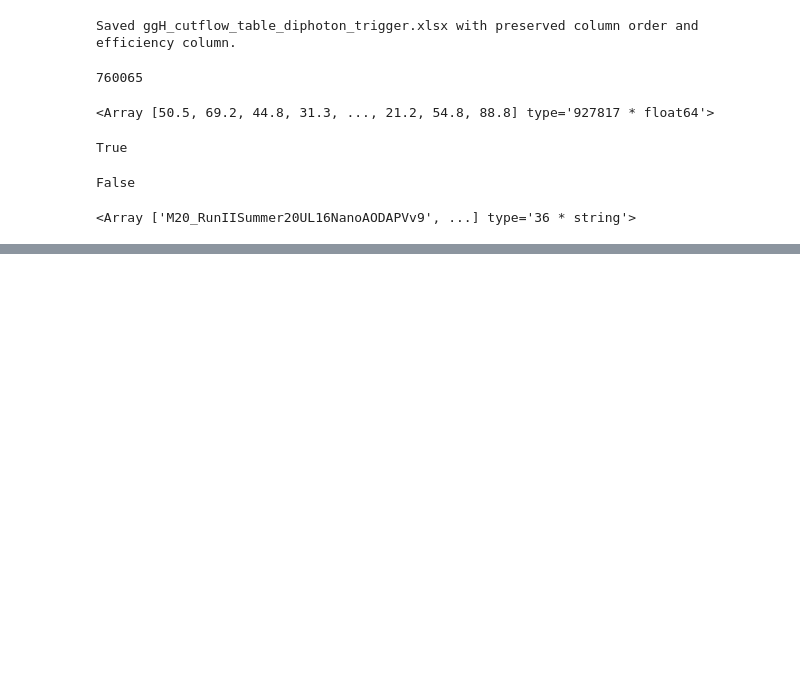
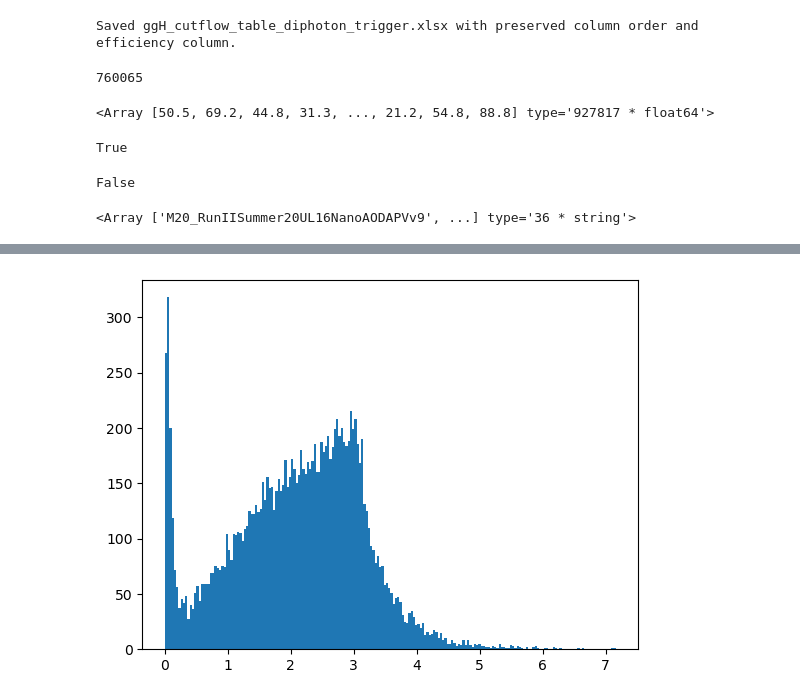
Before and after one commit to Bapi2X22/HiggsAnalysis, a Jupyter notebook: Effeciency.ipynb, the cells around one changed output, grey strips where cells are left out. Drawn from its saved outputs; the diff is of its cells as text; code cells hidden in the pictures; blank space fills up the shorter version.

```diff
--- a/Effeciency.ipynb
+++ b/Effeciency.ipynb
@@ -1282,0 +1918,4 @@ datasets
+# %%
+plt.hist(dR_genSublead_recoSublead, bins = 200);
+# %% [output]
+[figure, added]
```
Also changed, not shown: parts of 69 cells of this notebook, 10 other files.
